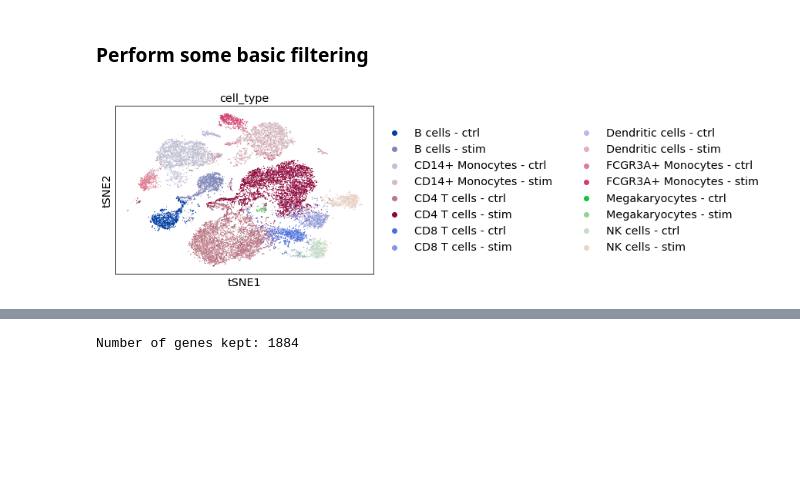
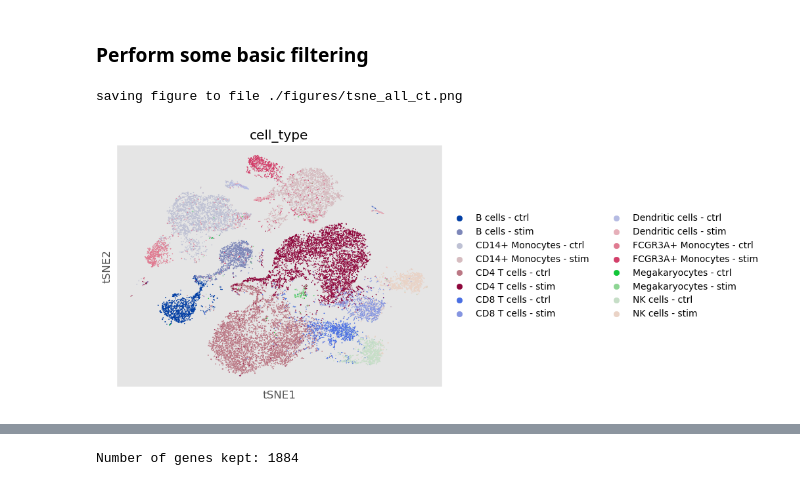
Before and after one commit to yelabucsf/scrna-parameter-estimation, a Jupyter notebook: examples/interferon_stimulation/interferon_stimulation_analysis.ipynb, the cells around one changed output, grey strips where cells are left out. Cells and saved outputs as stored; diff of their text form; code cells hidden in the pictures; blank space fills up the shorter version.

Commit message:
some diagrams

```diff
--- a/examples/interferon_stimulation/interferon_stimulation_analysis.ipynb
+++ b/examples/interferon_stimulation/interferon_stimulation_analysis.ipynb
@@ -44,6 +44,7 @@ adata = sc.read(data_path + 'interferon.raw.h5ad')
 # %%
 adata.obs['cell_type'] = (adata.obs['cell'].astype(str) + ' - ' + adata.obs['stim'].astype(str)).astype('category')
 # %%
-sc.pl.tsne(adata, color='cell_type')
+sc.pl.tsne(adata, color='cell_type', save='_all_ct.png')
 # %% [output]
+saving figure to file ./figures/tsne_all_ct.png
-[figure, old version]
+[figure, new version]
```
Also changed, not shown: parts of 20 cells of this notebook, 1 other file.
